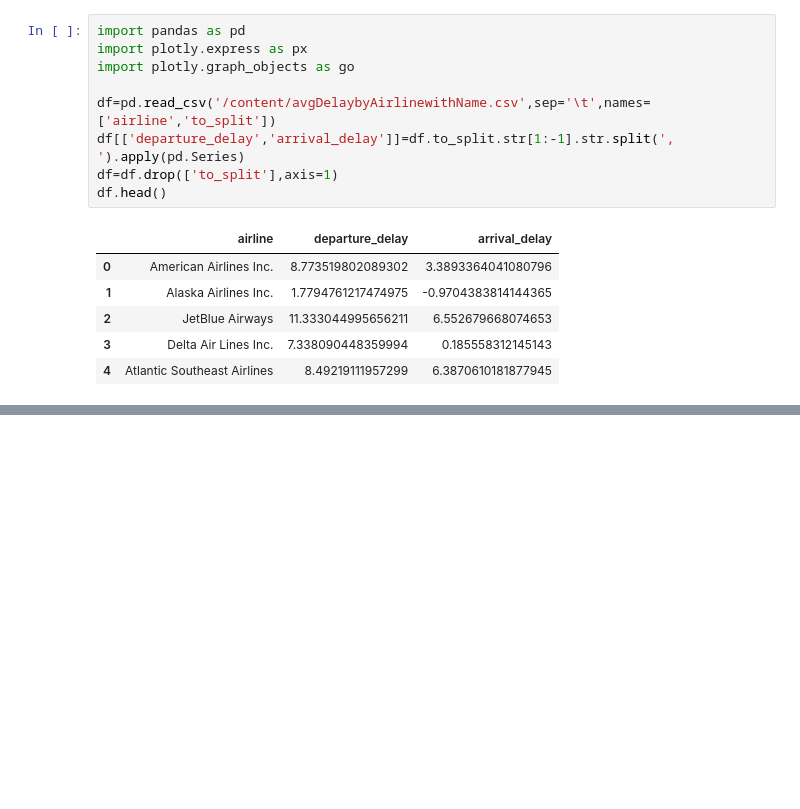
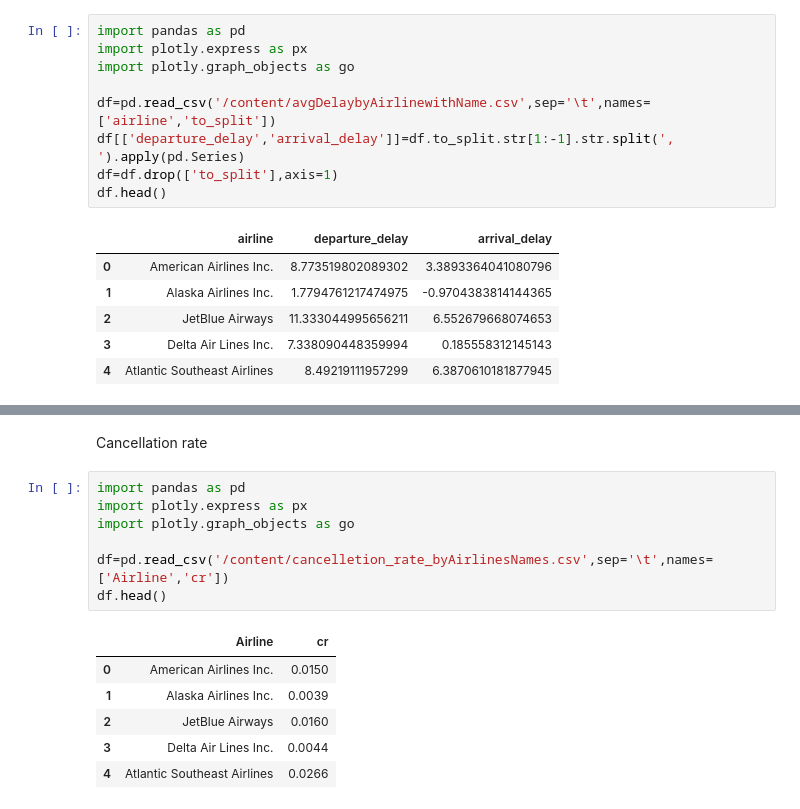
Before and after one commit to tomasz-soltysiak/hadoop_python_course, a Jupyter notebook: Plotly05.ipynb, the cells around one changed output, grey strips where cells are left out. Cells and saved outputs as stored; diff of their text form; blank space fills up the shorter version.

```diff
--- a/Plotly05.ipynb
+++ b/Plotly05.ipynb
@@ -75,3 +75,19 @@ fig=go.Figure(data=[go.Bar(x=df.airline,y=df.departure_delay,name='departure del
 fig.show()
 # %% [output]
 [interactive output not drawn]
+# %% [markdown]
+Cancellation rate
+# %%
+import pandas as pd
+import plotly.express as px
+import plotly.graph_objects as go
+
+df=pd.read_csv('/content/cancelletion_rate_byAirlinesNames.csv',sep='\t',names=['Airline','cr'])
+df.head()
+# %% [output]
+|  | Airline | cr |
+| 0 | American Airlines Inc. | 0.0150 |
+| 1 | Alaska Airlines Inc. | 0.0039 |
+| 2 | JetBlue Airways | 0.0160 |
+| 3 | Delta Air Lines Inc. | 0.0044 |
+| 4 | Atlantic Southeast Airlines | 0.0266 |
```
Also changed, not shown: parts of 2 cells of this notebook.
